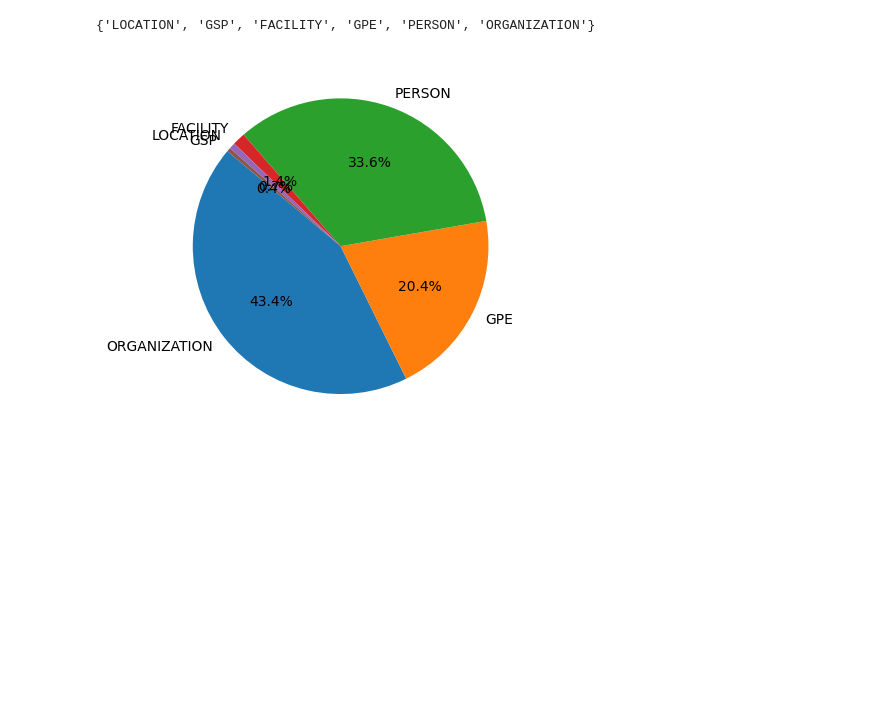
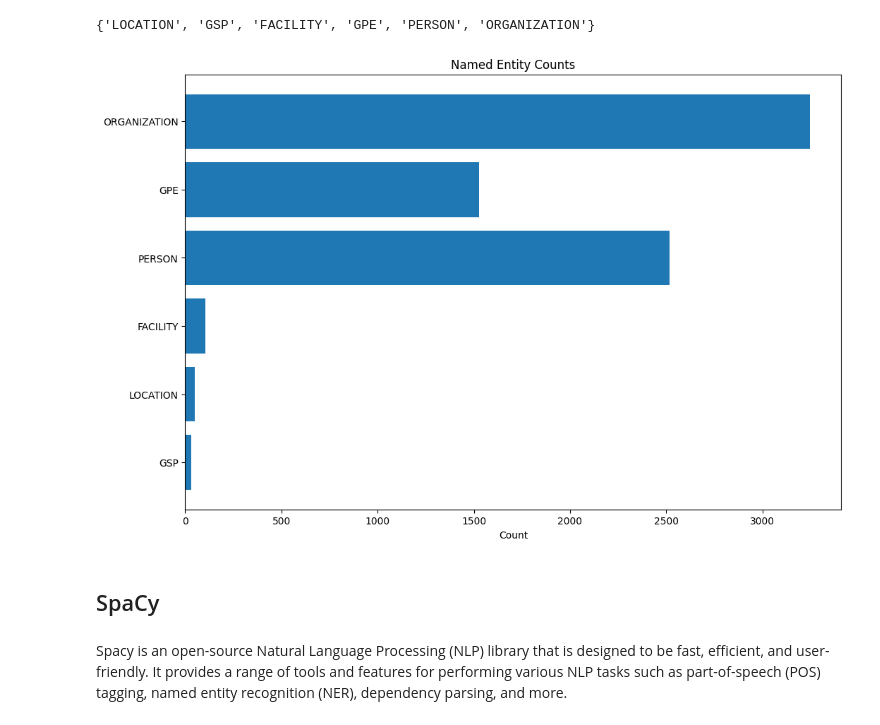
Before and after one commit to mathewsrc/-Natural-Language-Processing-in-Python, a Jupyter notebook: named_entity_recognition.ipynb, the cells around one changed output. Saved outputs shown, nothing was run; the diff lists cells and outputs as text; code cells hidden in the pictures; blank space fills up the shorter version.

```diff
--- a/named_entity_recognition.ipynb
+++ b/named_entity_recognition.ipynb
@@ -107,14 +109,22 @@ print(set(ner_categories))
 # %%
 # Create a list from the dictionary keys for the chart labels: labels
 labels = list(ner_categories.keys())
 
 # Create a list of the values: values
 values = [ner_categories.get(v) for v in labels]
 
 # Create the pie chart
-plt.pie(values, labels=labels, autopct='%1.1f%%', startangle=140)
+fig, ax = plt.subplots(figsize=(12, 8))
+ax.barh(labels, values)
+ax.invert_yaxis()
+ax.set_xlabel('Count')
+ax.set_title('Named Entity Counts')
 
 # Display the chart
 plt.show()
 # %% [output]
-[figure, old version]
+[figure, new version]
+# %% [markdown]
+## SpaCy
+# %% [markdown]
+Spacy is an open-source Natural Language Processing (NLP) library that is designed to be fast, efficient, and user-friendly. It provides a range of tools and features for performing various NLP tasks such as part-of-speech (POS) tagging, named entity recognition (NER), dependency parsing, and more.
```
Also changed, not shown: parts of 4 cells of this notebook.
